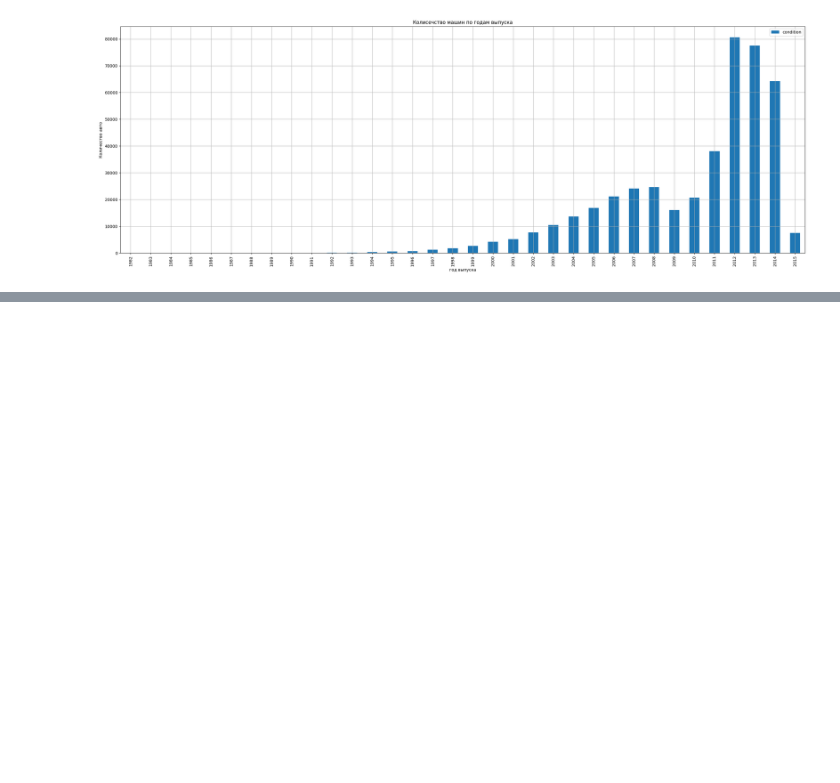
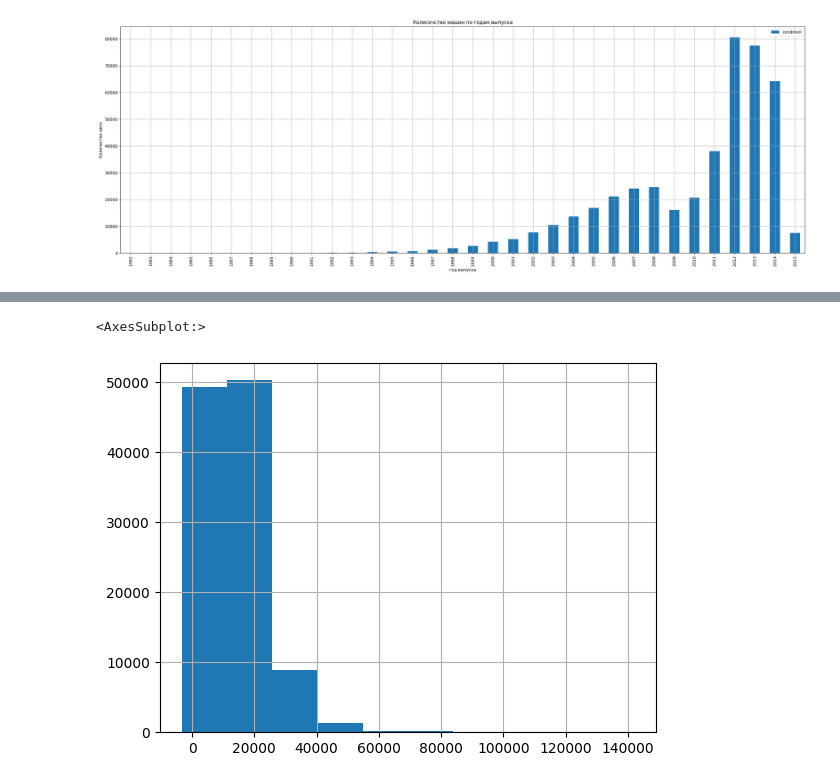
Before and after one commit to RushanBakiev/car-price, a Jupyter notebook: final.ipynb, the cells around one changed output, grey strips where cells are left out. Cells and saved outputs as stored; diff of their text form; code cells hidden in the pictures; blank space fills up the shorter version.

```diff
--- a/final.ipynb
+++ b/final.ipynb
@@ -1225,0 +1138,4 @@ df
+# %%
+pred = model.predict(features_test)
+pred = pd.Series(pred)
+pred.describe()
@@ -1225,0 +1152,5 @@ df
+# %%
+pred.hist()
+# %% [output]
+<AxesSubplot:>
+[figure, added]
```
Also changed, not shown: parts of 147 cells of this notebook, 1 other file.
